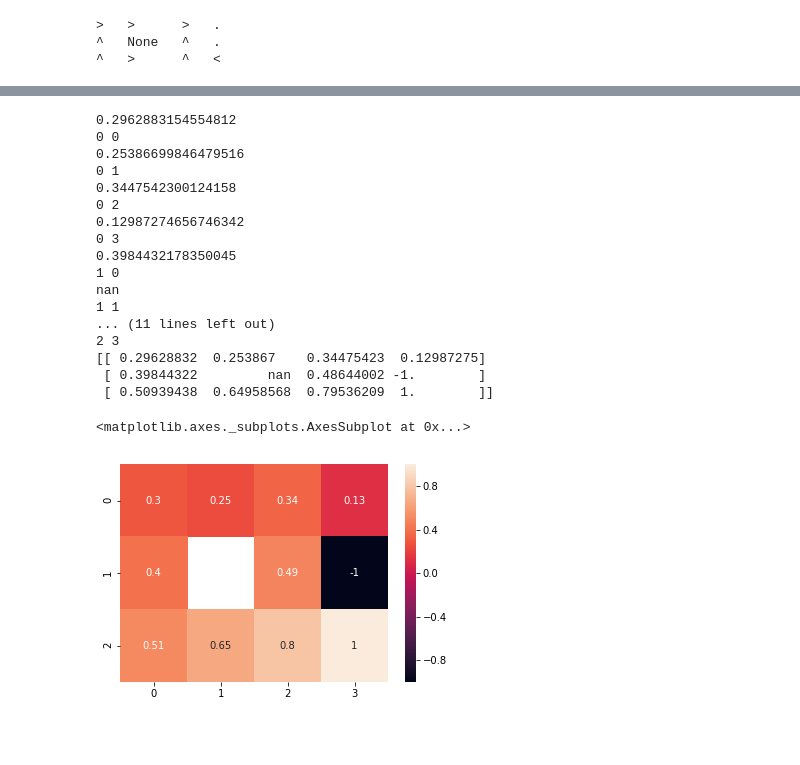
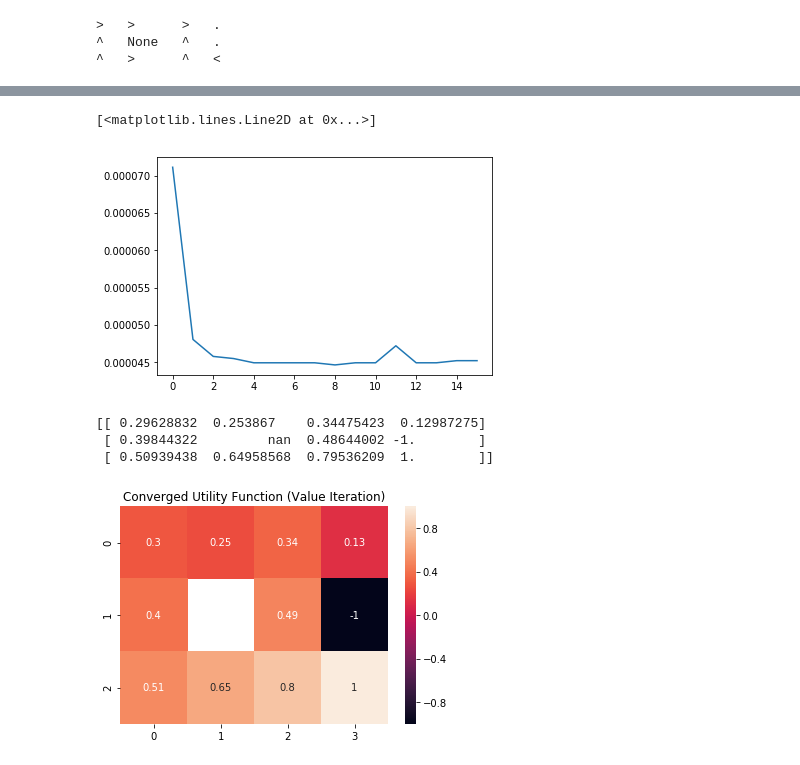
Before and after one commit to nshea3/ml_notebooks_p4, a Jupyter notebook: aimacode_mdp.ipynb, the cells around one changed output, grey strips where cells are left out. Saved outputs shown, nothing was run; the diff lists cells and outputs as text; code cells hidden in the pictures; blank space fills up the shorter version.

Commit message:
Modified mdp code, now getting time and utility function for policy iteration

```diff
--- a/aimacode_mdp.ipynb
+++ b/aimacode_mdp.ipynb
@@ -54,51 +28,38 @@ value_iteration(gridmdp)
+# %%
+U, iter_time = value_iteration(gridmdp)
+plt.plot(iter_time)
+# %% [output]
+[<matplotlib.lines.Line2D at 0x...>]
+[figure, added]
 # %%
-import itertools
-import seaborn as sns
-import pandas as pd
-import matplotlib.pyplot as plt
 
-%matplotlib inline
 
-vi_utility_dict = value_iteration(gridmdp)
-vi_utility_array = np.ndarray((3,4))
+
+
+vi_utility_dict, iter_time = value_iteration(gridmdp)
+#vi_utility_array = np.ndarray((3,4))
 
 #for key,value in vi_utility_dict.items():
 #    vi_utility_array[key[1],key[0]] = value
 
 
+def utility_dict_toarray(utility_dict, shape):
+    utility_array = np.ndarray(shape)
+    for (r, c) in itertools.product(range(utility_array.shape[0]), range(utility_array.shape[1])):
+        utility_array[r,c] = utility_dict.get((c, r), np.NaN)
+    return utility_array
 
-for r in range(vi_utility_array.shape[1]):
-    for c in range(vi_utility_array.shape[0]):
-        pass
+vi_utility_array = utility_dict_toarray(vi_utility_dict, (3,4))
 
-for (r, c) in itertools.product(range(vi_utility_array.shape[0]), range(vi_utility_array.shape[1])):
-    vi_utility_array[r,c] = vi_utility_dict.get((c, r), np.NaN)
-    print(vi_utility_array[r,c])
-    print(r, c)
 
 print(vi_utility_array)
 #vi_utility_array[[r],[c]] = vi_utility_dict.get((r, c), -2)
 
 utility_array_df = pd.DataFrame(vi_utility_array)
 
-sns.heatmap(utility_array_df, annot=True)
+vi_heatmap = sns.heatmap(utility_array_df, annot=True).set_title("Converged Utility Function (Value Iteration)")
 # %% [output]
-0.2962883154554812
-0 0
-0.25386699846479516
-0 1
-0.3447542300124158
-0 2
-0.12987274656746342
-0 3
-0.3984432178350045
-1 0
-nan
-1 1
-... (11 lines left out)
-2 3
 [[ 0.29628832  0.253867    0.34475423  0.12987275]
  [ 0.39844322         nan  0.48644002 -1.        ]
  [ 0.50939438  0.64958568  0.79536209  1.        ]]
-<matplotlib.axes._subplots.AxesSubplot at 0x...>
-[figure, old version]
+[figure, new version]
```
Also changed, not shown: parts of 7 cells of this notebook, 1 other file.
